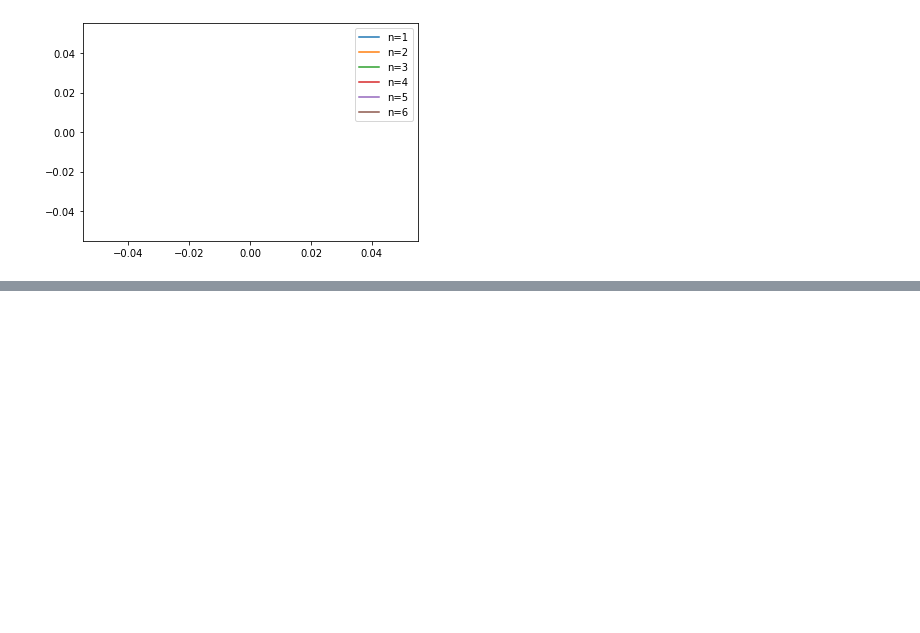
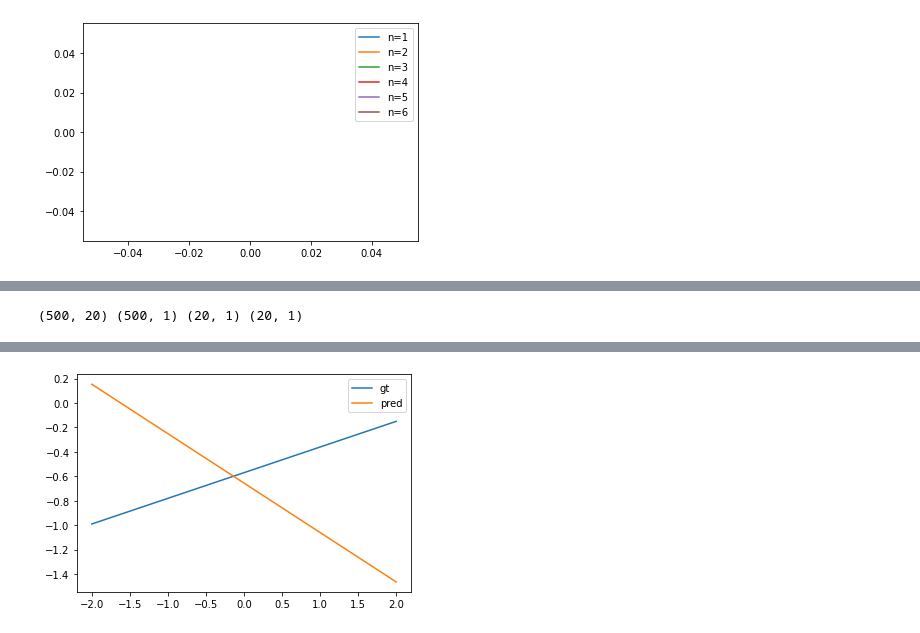
Before and after one commit to jimimvp/jax-tutorial, a Jupyter notebook: tutorial.ipynb, the cells around one changed output, grey strips where cells are left out. Drawn from its saved outputs; the diff is of its cells as text; code cells hidden in the pictures; blank space fills up the shorter version.

```diff
--- a/tutorial.ipynb
+++ b/tutorial.ipynb
@@ -54,0 +57,45 @@ How would you make a stateful random number generator for JAX?
+# %%
+# dataset for linear regression
+def generate_data(d, N):
+    x = np.random.uniform(-1,1, (N, d))
+    theta = np.random.uniform(-1,1, (d,1))
+    y = x @ theta
+    theta_ = np.random.uniform(-1,1, (d,1))
+    return x, y, theta, theta_
+
+x, y, theta, theta_ = generate_data(20, 500)
+
+def vis_lines(theta, theta_):
+    x = np.linspace(-2, 2, 100)
+    y = theta[0, 0]*x + theta[1,0]
+    y_ = theta_[0,0]*x+ theta_[1,0]
+    plt.plot(x, y, label='gt')
+    plt.plot(x, y_, label='pred')
+    plt.legend()
+
+print(x.shape, y.shape, theta.shape, theta_.shape)
+# %% [output]
+(500, 20) (500, 1) (20, 1) (20, 1)
+# %%
+@jax.jit
+def predict(x, theta):
+    return x@theta
+
+def mse(x, theta, y):
+    y_ = predict(x, theta)
+    return ((y-y_)**2).mean()
+
+grad_func = jax.grad(mse, argnums=[1]) # returns a function which takes the same arguments as the wrapped one
+
+
+# returns tuple of gradients with respect to arguments of function
+grad, = grad_func(x, theta, y)
+
+# for practicality, this is also available
+loss, (grad,) = jax.value_and_grad(mse, argnums=[1])(x,theta_, y)
+print(f"MSE loss: {loss}")
+
+
+
+vis_lines(theta, theta_)
+# %% [output]
@@ -54,0 +104 @@ How would you make a stateful random number generator for JAX?
+[figure, added]
```
Also changed, not shown: parts of 19 cells of this notebook.
